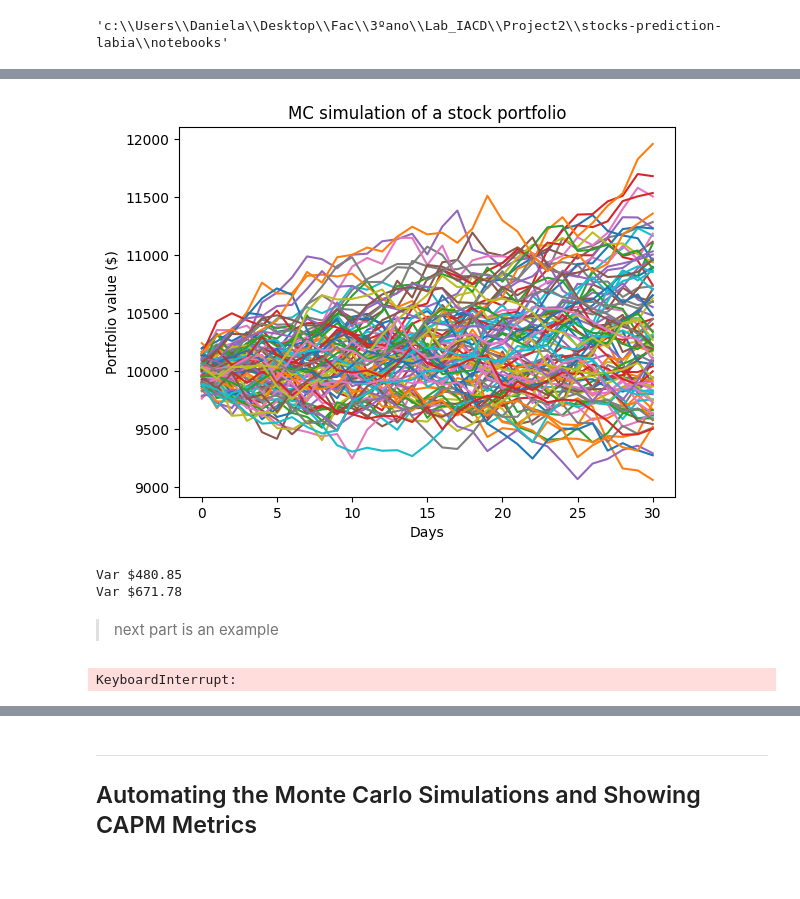
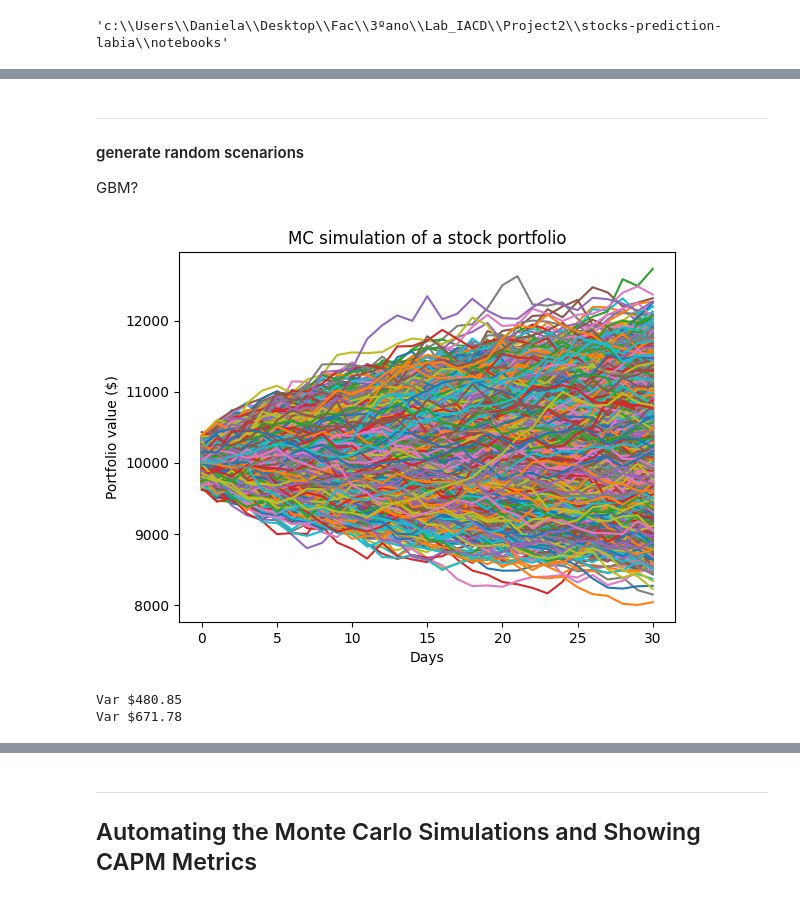
Before and after one commit to PsuperX/stocks-prediction-labia, a Jupyter notebook: notebooks/MC.ipynb, the cells around one changed output, grey strips where cells are left out. Saved outputs shown, nothing was run; the diff lists cells and outputs as text; code cells hidden in the pictures; blank space fills up the shorter version.

```diff
--- a/notebooks/MC.ipynb
+++ b/notebooks/MC.ipynb
@@ -213,31 +340,35 @@ print("ERC Weights:", weights)
+# %% [markdown]
+----------------
+#### generate random scenarions
+GBM?
 # %%
 #MC simulater
 #nº of simulations
-mc_simes = 100
+mc_simes = 5001
 T = 31 #days
 
 meanM = np.full(shape=(T, len(weights)), fill_value=meanReturns)
 meanM = meanM.T #transpose
 
 portfolio_sins = np.full(shape=(T, mc_simes), fill_value=0.0)
 
 initialPortfolio = 10000 #started with initialPortfolio money
 
 for m in range(0, mc_simes):
     #mc loops
     Z = np.random.normal(size=(T, len(weights))) #T com o nº de stocks
     L = np.linalg.cholesky(covMatrix) #lower triangle // nº of stocks by the n of stocks
 
     dailyReturns = meanM + np.inner(L, Z)
     portfolio_sins[:, m] = np.cumprod(np.inner(weights, dailyReturns.T)+1)*initialPortfolio
 
 plt.plot(portfolio_sins)
 plt.ylabel('Portfolio value ($)')
 plt.xlabel('Days')
 plt.title('MC simulation of a stock portfolio')
 plt.show()
 # %% [output]
-[figure, old version]
+[figure, new version]
 # %%
 #value of risk and conditional value of risk
 
@@ -276,5 +407,3 @@ print(f'Var ${format(round(CVaR, 2))}') #risco conditional risc (para baixo do v
 # %% [output]
 Var $480.85
 Var $671.78
-# %% [markdown]
-> next part is an example
@@ -291,16 +409,0 @@ wyniki = []
-# %%
-# function that generates 20,000 rates of return consecutive trading days according to Monte Carlo simulation
-for i in range(20000):
-    d_returns = np.exp(drift + std_r * norm.ppf(np.random.rand(252)))
-    list_prices = [df['Close'][0]]
-    # function that calculates the new price after taking into account the generated rate of return from the simulation
-    for x in d_returns:
-        list_prices.append(list_prices[-1]*x)
-    plt.plot(list_prices)
-    wyniki.append(list_prices)
-    lista=[]
-    # A loop that adds the results to the time series to be visualized
-    for z in results:
-        lista.append(z[-1])
-# %% [output]
-KeyboardInterrupt:
```
Also changed, not shown: parts of 19 cells of this notebook.
